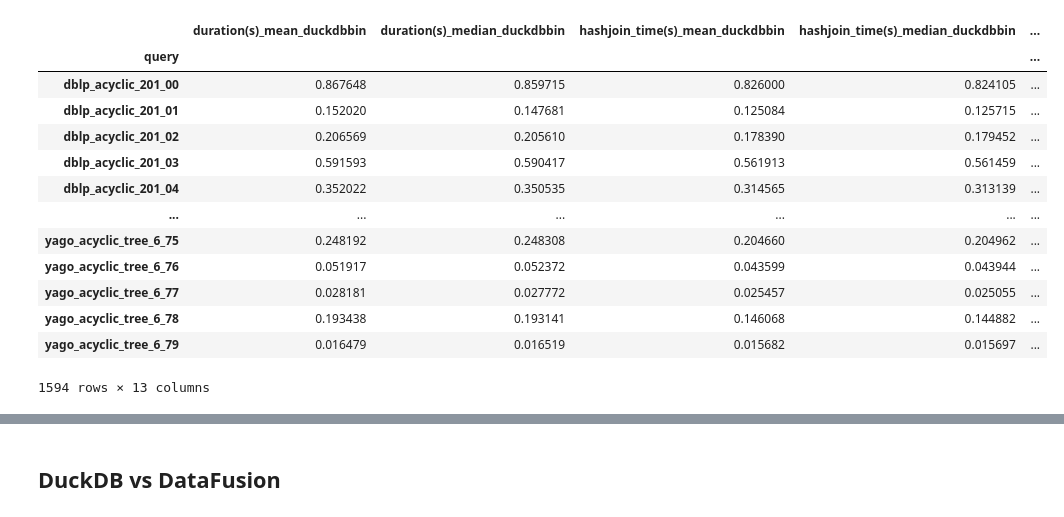
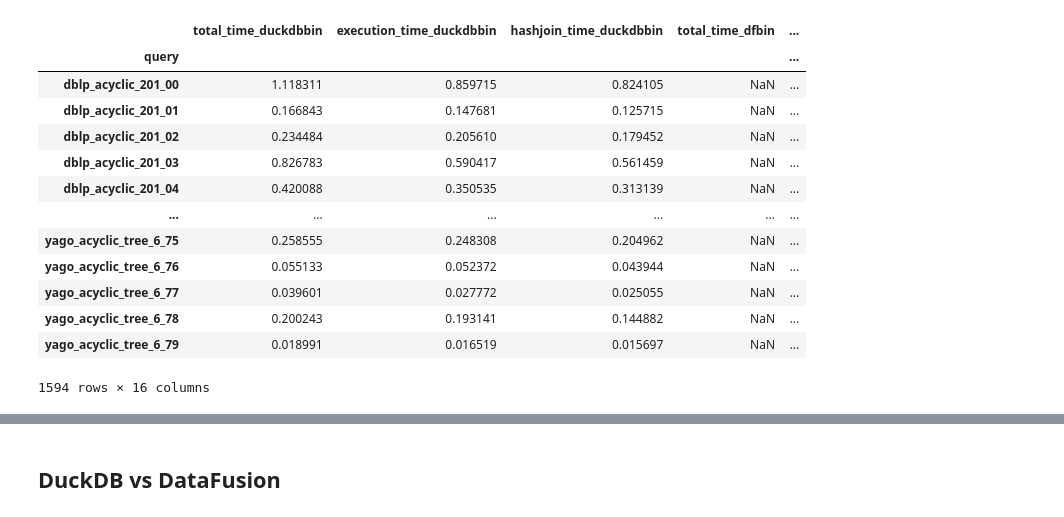
Before and after one commit to UHasselt-DSI-Data-Systems-Lab/code-reproducability-yannakakis, a Jupyter notebook: experiments/ce/analysis.ipynb, the cells around one changed output, grey strips where cells are left out. Cells and saved outputs as stored; diff of their text form; code cells hidden in the pictures.

```diff
--- a/experiments/ce/analysis.ipynb
+++ b/experiments/ce/analysis.ipynb
@@ -5,7 +5,7 @@ import seaborn as sns
 sns.set_theme(font_scale=1.25)
 plt.rcParams["figure.figsize"] = [8, 6]
 # %%
-data = pd.read_csv('timings_agg.csv')
+data = pd.read_csv('timings_agg_revision.csv')
 categories = pd.read_csv("../../2phase_nsa/categories/ce_categories.csv")[["query","well_behaved"]].set_index("query")
 data = pd.merge(data, categories, left_on="query", right_index=True)
 data
@@ -26,26 +26,35 @@ data
 # %%
-# Create one table for each method (DuckDB-Bin, DF-Bin, SYA)
+# Create one table for each method
 df_bin = data[data["method"] == "DF-Bin"].drop(columns=["method"]).set_index("query")
 sya = data[data["method"] == "SYA"].drop(columns=["method"]).set_index("query")
 duckdb_bin = data[data["method"] == "DuckDB-Bin"].drop(columns=["method"]).set_index("query")
+umbra_default = data[data["method"] == "Umbra-Default"].drop(columns=["method"]).set_index("query")
+umbra_le = data[data["method"] == "Umbra-L&E"].drop(columns=["method"]).set_index("query")
 # %%
-merged = pd.merge(
-    pd.merge(duckdb_bin,df_bin, on="query", suffixes=("_duckdbbin", "_dfbin")),
-    sya.add_suffix("_sya"), on="query"
-).drop(columns=["well_behaved_duckdbbin", "well_behaved_dfbin"]).rename(columns={"well_behaved_sya": "well_behaved"})
+joinmethod = "inner"
+merged =  pd.merge(
+                pd.merge(
+                    pd.merge(
+                        pd.merge(duckdb_bin,df_bin, on="query", suffixes=("_duckdbbin", "_dfbin"), how=joinmethod),
+                        sya.add_suffix("_sya"), on="query", how=joinmethod
+                    ),
+                    umbra_default.add_suffix("_umbra_default"), on="query", how=joinmethod
+                ),
+                umbra_le.add_suffix("_umbra_le"), on="query", how=joinmethod
+            ).drop(columns=["well_behaved_duckdbbin", "well_behaved_dfbin","well_behaved_umbra_default","well_behaved_umbra_le"]).rename(columns={"well_behaved_sya": "well_behaved"})
 merged
 # %% [output]
-|  | duration(s)_mean_duckdbbin | duration(s)_median_duckdbbin | hashjoin_time(s)_mean_duckdbbin | hashjoin_time(s)_median_duckdbbin | ... |
+|  | total_time_duckdbbin | execution_time_duckdbbin | hashjoin_time_duckdbbin | total_time_dfbin | ... |
 | query |  |  |  |  | ... |
-| dblp_acyclic_201_00 | 0.867648 | 0.859715 | 0.826000 | 0.824105 | ... |
-| dblp_acyclic_201_01 | 0.152020 | 0.147681 | 0.125084 | 0.125715 | ... |
-| dblp_acyclic_201_02 | 0.206569 | 0.205610 | 0.178390 | 0.179452 | ... |
-| dblp_acyclic_201_03 | 0.591593 | 0.590417 | 0.561913 | 0.561459 | ... |
-| dblp_acyclic_201_04 | 0.352022 | 0.350535 | 0.314565 | 0.313139 | ... |
+| dblp_acyclic_201_00 | 1.118311 | 0.859715 | 0.824105 | NaN | ... |
+| dblp_acyclic_201_01 | 0.166843 | 0.147681 | 0.125715 | NaN | ... |
+| dblp_acyclic_201_02 | 0.234484 | 0.205610 | 0.179452 | NaN | ... |
+| dblp_acyclic_201_03 | 0.826783 | 0.590417 | 0.561459 | NaN | ... |
+| dblp_acyclic_201_04 | 0.420088 | 0.350535 | 0.313139 | NaN | ... |
 | ... | ... | ... | ... | ... | ... |
-| yago_acyclic_tree_6_75 | 0.248192 | 0.248308 | 0.204660 | 0.204962 | ... |
-| yago_acyclic_tree_6_76 | 0.051917 | 0.052372 | 0.043599 | 0.043944 | ... |
-| yago_acyclic_tree_6_77 | 0.028181 | 0.027772 | 0.025457 | 0.025055 | ... |
-| yago_acyclic_tree_6_78 | 0.193438 | 0.193141 | 0.146068 | 0.144882 | ... |
-| yago_acyclic_tree_6_79 | 0.016479 | 0.016519 | 0.015682 | 0.015697 | ... |
+| yago_acyclic_tree_6_75 | 0.258555 | 0.248308 | 0.204962 | NaN | ... |
+| yago_acyclic_tree_6_76 | 0.055133 | 0.052372 | 0.043944 | NaN | ... |
+| yago_acyclic_tree_6_77 | 0.039601 | 0.027772 | 0.025055 | NaN | ... |
+| yago_acyclic_tree_6_78 | 0.200243 | 0.193141 | 0.144882 | NaN | ... |
+| yago_acyclic_tree_6_79 | 0.018991 | 0.016519 | 0.015697 | NaN | ... |
-1594 rows × 13 columns
+1594 rows × 16 columns
```
Also changed, not shown: parts of 20 cells of this notebook, 21 other files.
